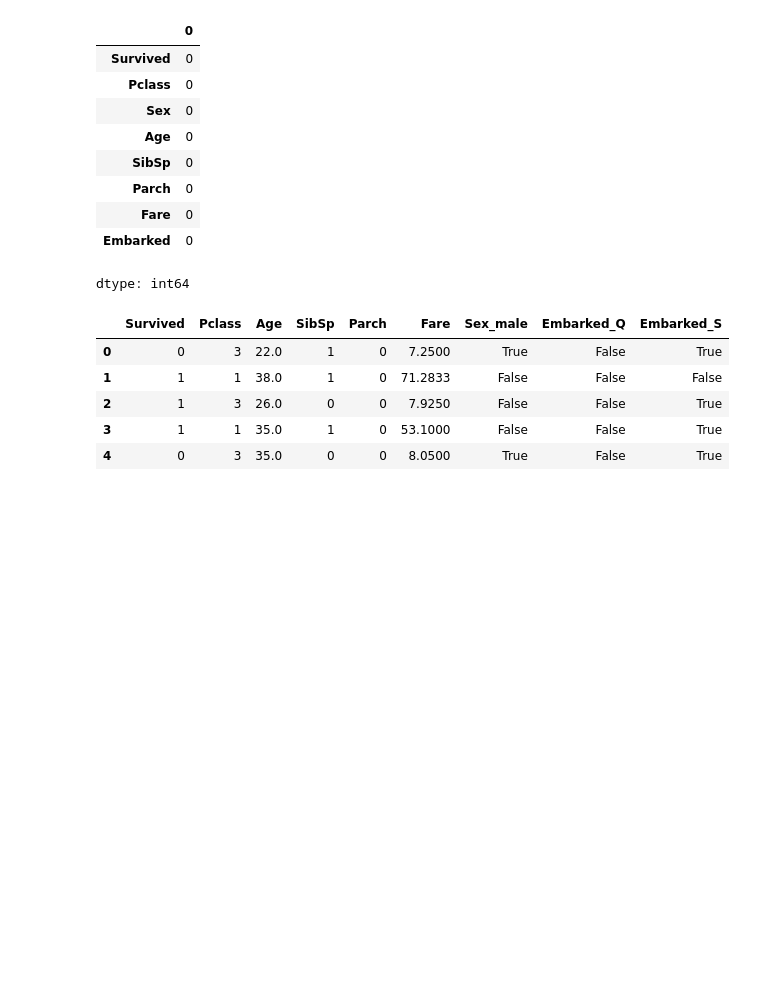
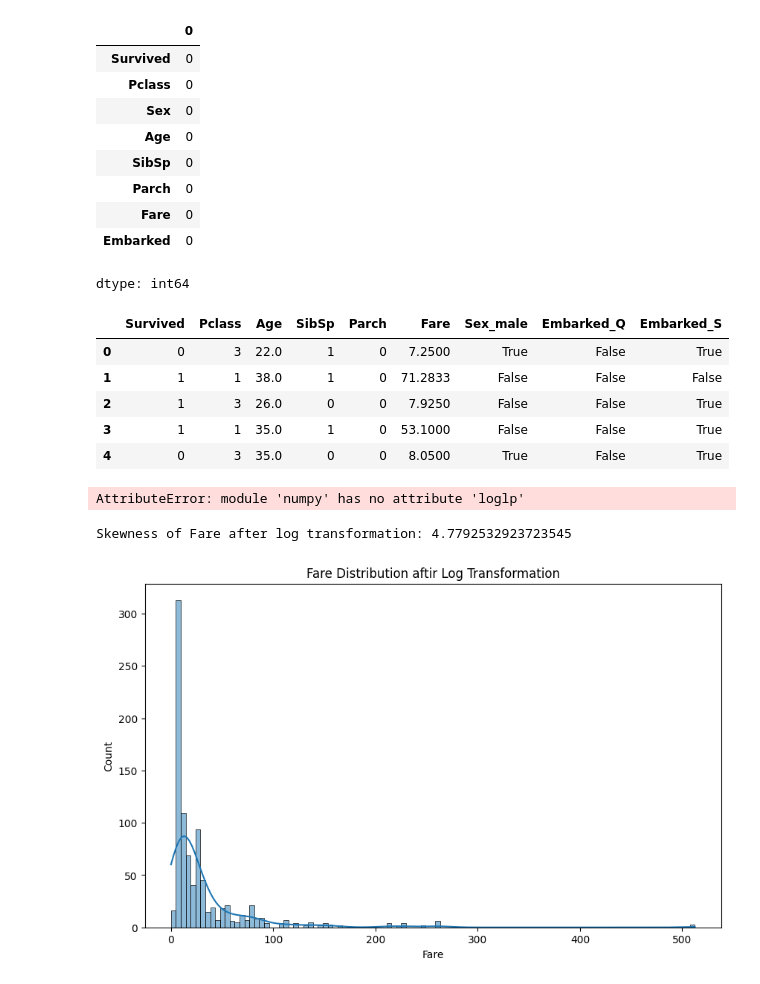
Before and after one commit to Artificial-i/-1-5, a Jupyter notebook: Vedio38_43_T5_Fasl4.ipynb, the cells around one changed output. Saved outputs shown, nothing was run; the diff lists cells and outputs as text; code cells hidden in the pictures; blank space fills up the shorter version.

```diff
--- a/Vedio38_43_T5_Fasl4.ipynb
+++ b/Vedio38_43_T5_Fasl4.ipynb
@@ -353,0 +359,17 @@ plt.show()
+# %%
+# بعد از به دست اوردن جولگی باید نرمال سازی کنیم
+
+df['Fare'] = np.loglp(df['Fare'])
+# %% [output]
+AttributeError: module 'numpy' has no attribute 'loglp'
+# %%
+fare_skewness_after = skew(df['Fare'])
+print(f'Skewness of Fare after log transformation: {fare_skewness_after}')
+
+plt.figure(figsize=(10, 6))
+sns.histplot(df['Fare'], kde=True)
+plt.title('Fare Distribution aftir Log Transformation')
+plt.show()
+# %% [output]
+Skewness of Fare after log transformation: 4.7792532923723545
+[figure, added]
```
Also changed, not shown: parts of 4 cells of this notebook.
